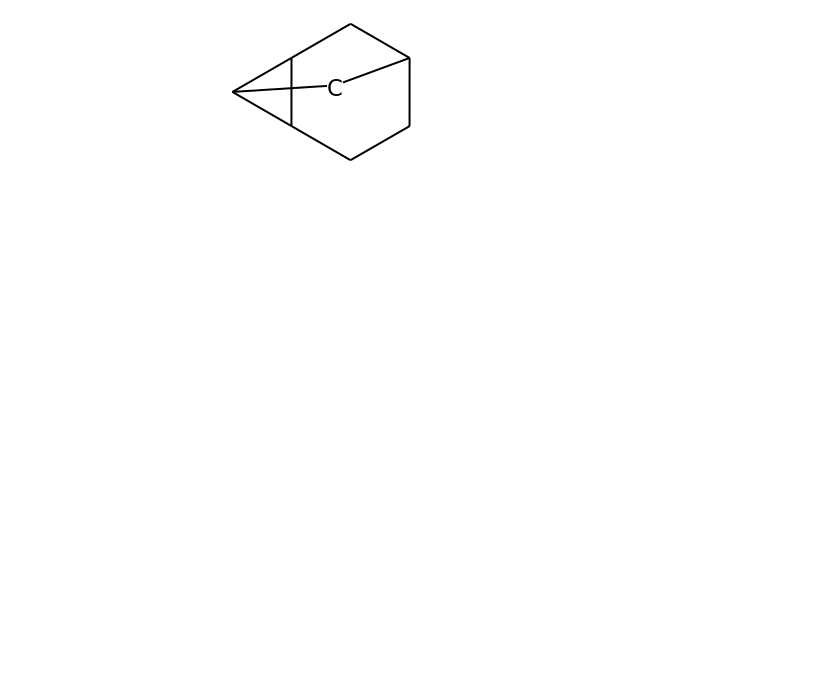
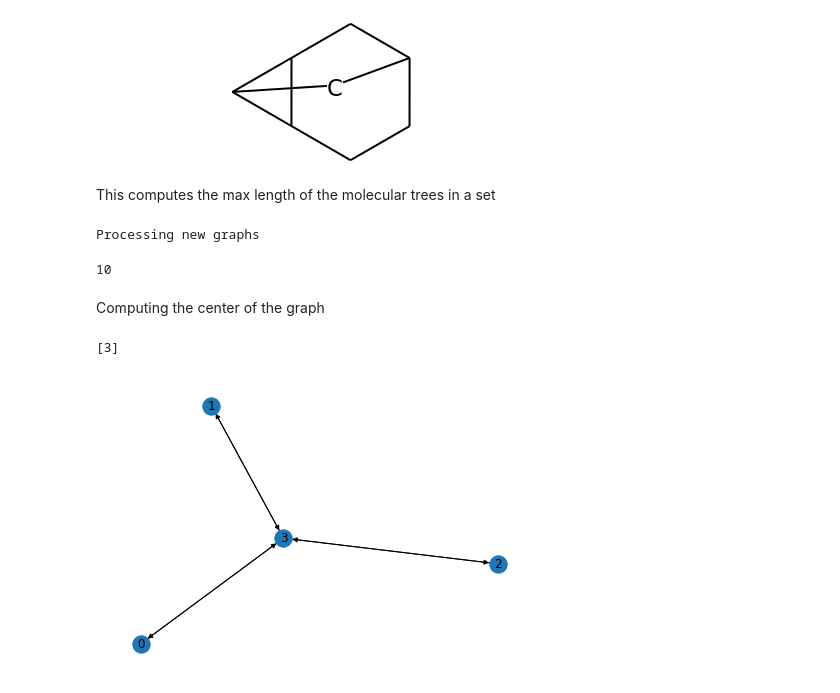
Before and after one commit to poutine-dejeuner/tensornet, a Jupyter notebook: tensornet/test.ipynb, the cells around one changed output. Saved outputs shown, nothing was run; the diff lists cells and outputs as text; code cells hidden in the pictures; blank space fills up the shorter version.

```diff
--- a/tensornet/test.ipynb
+++ b/tensornet/test.ipynb
@@ -45,3 +47,32 @@ MolsToGridImage(fragments['C1CC2C3CC1CC23'])
 Chem.MolFromSmiles('C1CC2C3CC1CC23')
 # %% [output]
 [figure]
+# %% [markdown]
+This computes the max length of the molecular trees in a set
+# %%
+data_path = os.path.join(os.path.dirname(tensornet.__path__._path[0]), 'data/qm9.csv')
+features_path = os.path.join(os.path.dirname(tensornet.__path__._path[0]), 'data/qm9/tree.db')
+dataset = GraphFPDataset(data_path, features_path)
+# %% [output]
+Processing new graphs
+# %%
+length = []
+for i in range(dataset.__len__()):
+    graph = dataset.__getitem__(i)[1]
+    graph = dgl.to_networkx(graph)
+    length.append( max(dict(nx.all_pairs_shortest_path_length(graph)).keys()) )
+max(length)
+# %% [output]
+10
+# %% [markdown]
+Computing the center of the graph
+# %%
+graph = dataset.__getitem__(16)[1]
+graph = dgl.to_networkx(graph)
+nx.algorithms.distance_measures.center(graph)
+# %% [output]
+[3]
+# %%
+nx.draw(graph, with_labels = True)
+# %% [output]
+[figure, added]
```
Also changed, not shown: parts of 6 cells of this notebook, 6 other files.
